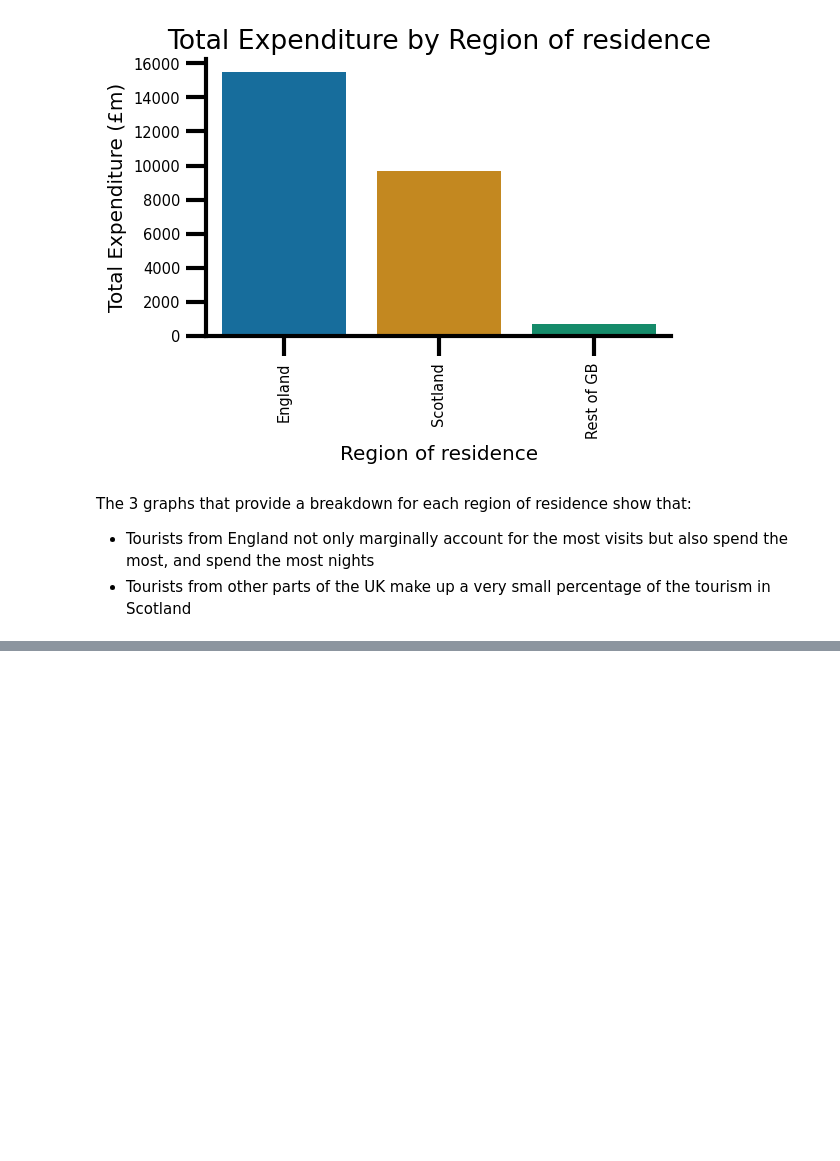
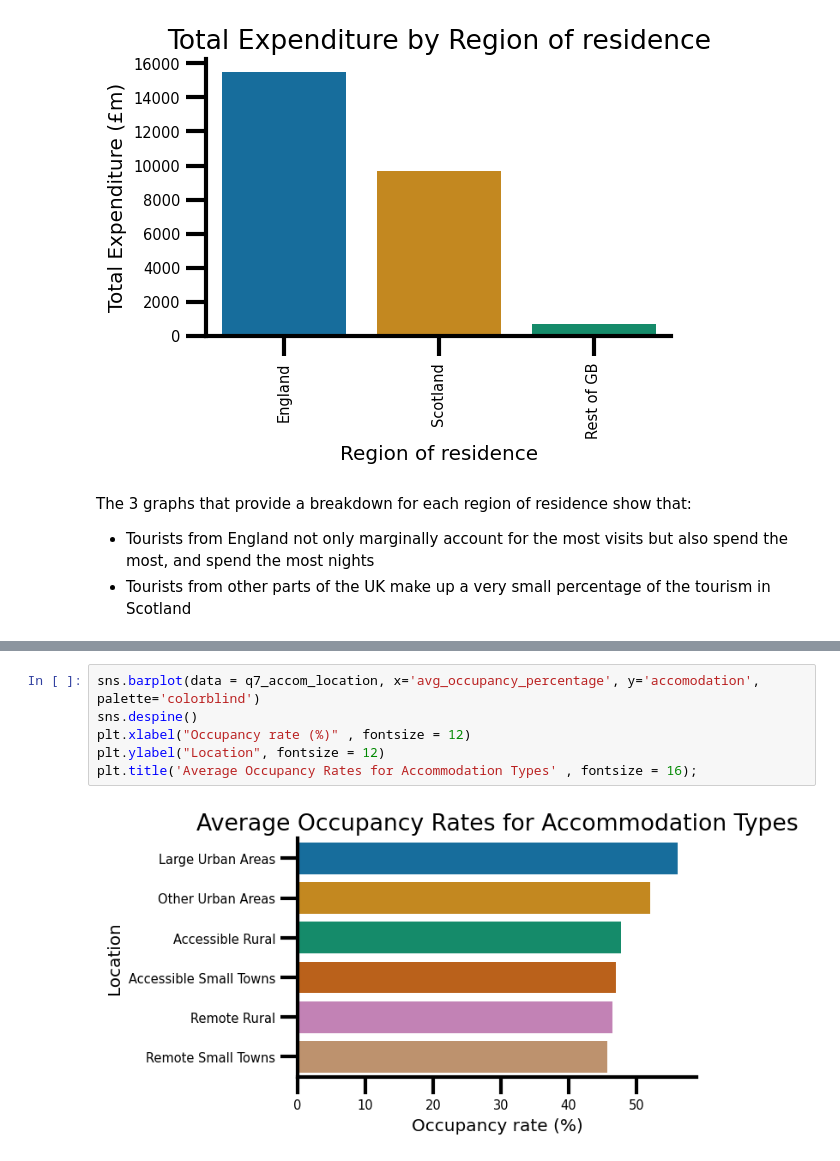
Before and after one commit to mjmarr/visit_scotland_final_project, a Jupyter notebook: Analysis.ipynb, the cells around one changed output, grey strips where cells are left out. Saved outputs shown, nothing was run; the diff lists cells and outputs as text; blank space fills up the shorter version.

```diff
--- a/Analysis.ipynb
+++ b/Analysis.ipynb
@@ -797,0 +865,8 @@ The 3 graphs that provide a breakdown for each region of residence show that:
+# %%
+sns.barplot(data = q7_accom_location, x='avg_occupancy_percentage', y='accomodation', palette='colorblind')
+sns.despine()
+plt.xlabel("Occupancy rate (%)" , fontsize = 12)
+plt.ylabel("Location", fontsize = 12)
+plt.title('Average Occupancy Rates for Accommodation Types' , fontsize = 16);
+# %% [output]
+[figure, added]
```
Also changed, not shown: parts of 8 cells of this notebook.
